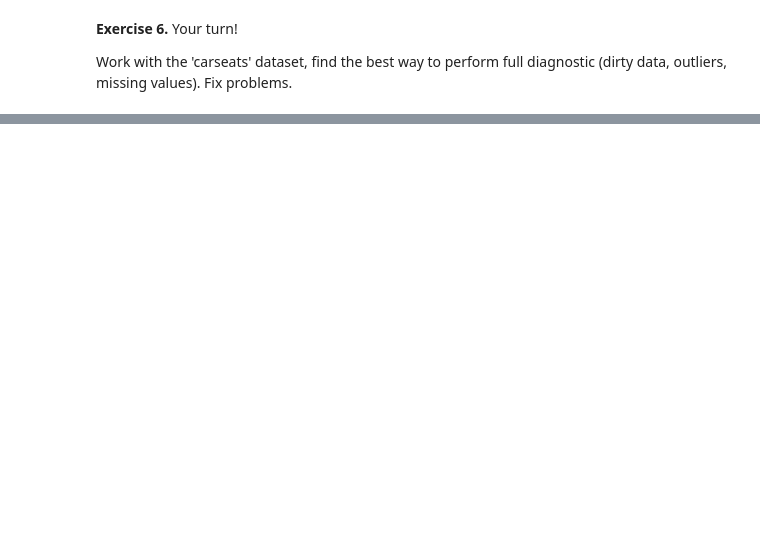
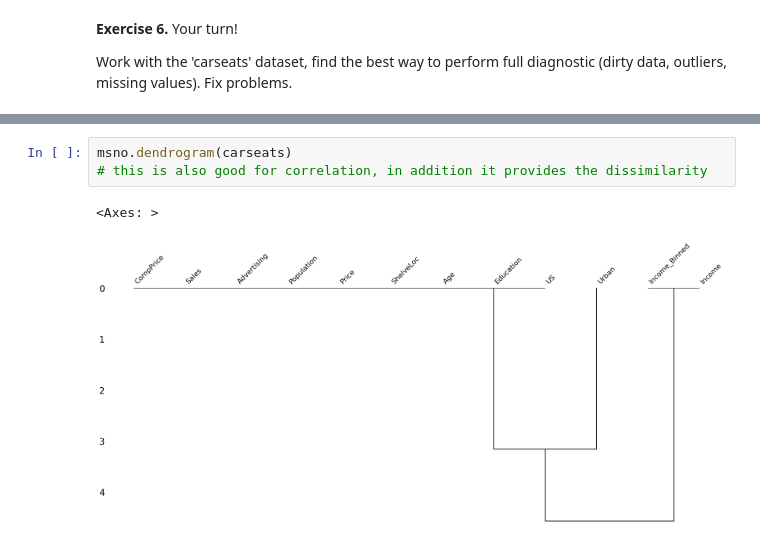
Before and after one commit to M4TI-21/pandas_exercises, a Jupyter notebook: Exercise 4.ipynb, the cells around one changed output, grey strips where cells are left out. Drawn from its saved outputs; the diff is of its cells as text; blank space fills up the shorter version.

```diff
--- a/Exercise 4.ipynb
+++ b/Exercise 4.ipynb
@@ -727,0 +753,6 @@ msno.matrix(carseats)
+# %%
+msno.dendrogram(carseats)
+# this is also good for correlation, in addition it provides the dissimilarity
+# %% [output]
+<Axes: >
+[figure, added]
```
Also changed, not shown: parts of 11 cells of this notebook, 1 other file.
